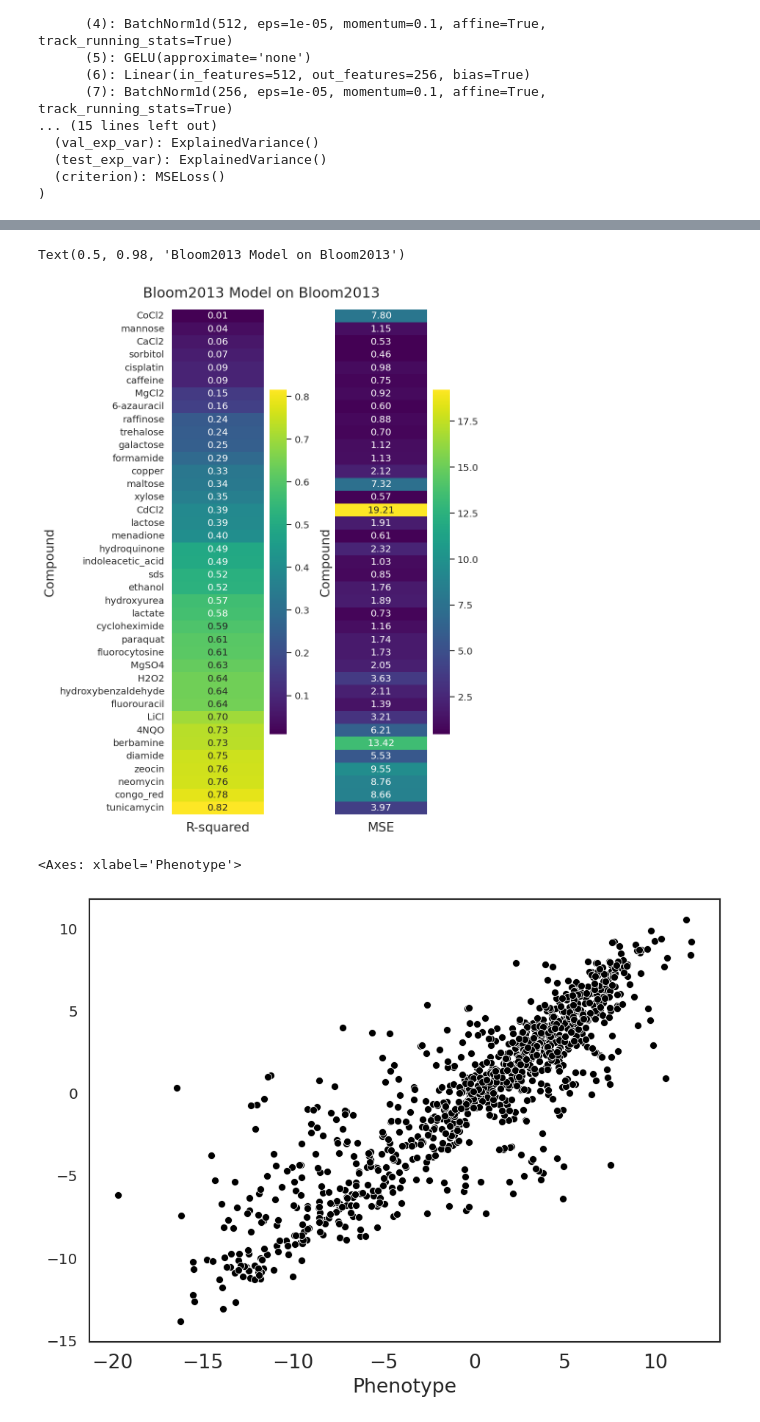
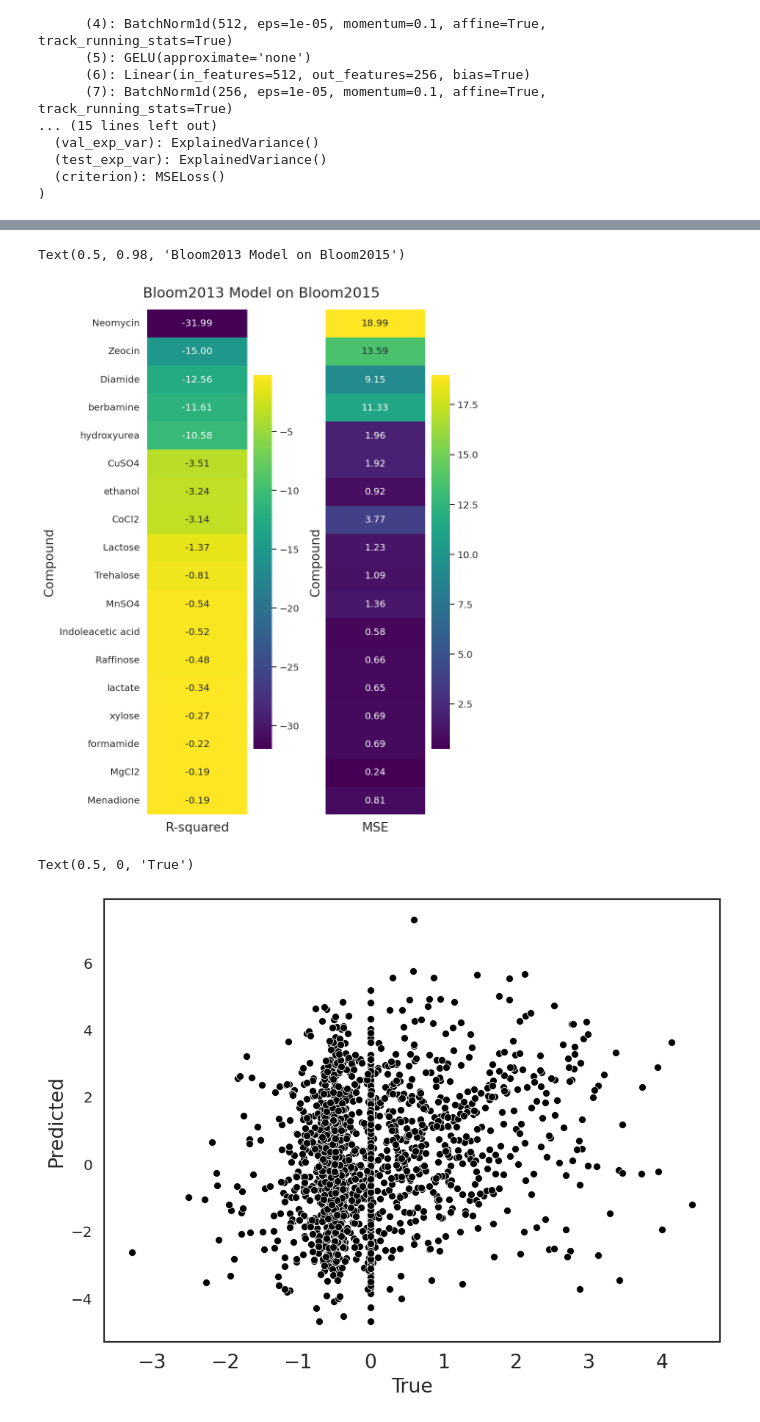
Before and after one commit to Rajeeva-IITM/yeast_growth_pred, a Jupyter notebook: eval_model.ipynb, the cells around one changed output, grey strips where cells are left out. Cells and saved outputs as stored; diff of their text form; code cells hidden in the pictures.

```diff
--- a/eval_model.ipynb
+++ b/eval_model.ipynb
@@ -36,13 +38,13 @@ Netlightning(
 )
 # %%
 train = "Bloom2013"
-test = "Bloom2013"
-filename="../data/regression_data/bloom2013_regression.feather"
+test = "Bloom2015"
+filename="../data/regression_data/bloom2015_regression.feather"
 # %%
-test_data = pd.read_feather(filename)
-test_data.drop(columns=["Strain"], inplace=True)
-variation_columns = [col for col in test_data.columns if col.startswith("Y")]
-test_data.head()
+data = pd.read_feather(filename)
+data.drop(columns=["Strain"], inplace=True)
+variation_columns = [col for col in data.columns if col.startswith("Y")]
+data.head()
 # %% [output]
 |  | YAL001C | YAL002W | YAL003W | YAL004W | YAL005C | YAL007C | YAL008W | YAL009W | YAL010C | YAL011W | ... | ... |
 | 0 | 0 | 0 | 0 | 0 | 0 | 0 | 0 | 0 | 0 | 0 | ... | ... |
@@ -58,3 +56,7 @@ test_data.Condition.unique().size
+# %%
+from sklearn.model_selection import train_test_split
+
+_, test_data = train_test_split(data, test_size=0.2, random_state=42)
 # %%
 results_df = pd.DataFrame(columns=["Compound", "MSE", "R-squared"])
 
@@ -113,12 +116,15 @@ sns.heatmap(results_df.set_index('Compound').drop(['MSE'], axis=1).sort_values('
 sns.heatmap(results_df.set_index('Compound').sort_values('R-squared').drop(['R-squared'], axis=1), cmap='viridis', annot=True, fmt='.2f', ax=ax[1])
 plt.suptitle(f"{train} Model on {test}", size=18)
 # %% [output]
-Text(0.5, 0.98, 'Bloom2013 Model on Bloom2013')
+Text(0.5, 0.98, 'Bloom2013 Model on Bloom2015')
-[figure, old version]
+[figure, new version]
 # %%
 fig, ax = plt.subplots(figsize=(8,6), tight_layout=True)
 
-sns.scatterplot(x=test_data[test_data["Condition"] == "neomycin"]["Phenotype"], y=pred_dict["neomycin"])
+condition = "CoCl2"
+sns.scatterplot(x=test_data[test_data["Condition"] == condition]["Phenotype"], y=pred_dict[condition])
+ax.set_ylabel("Predicted")
+ax.set_xlabel("True")
 # %% [output]
-<Axes: xlabel='Phenotype'>
+Text(0.5, 0, 'True')
-[figure, old version]
+[figure, new version]
```
Also changed, not shown: parts of 7 cells of this notebook, 1 other file.
